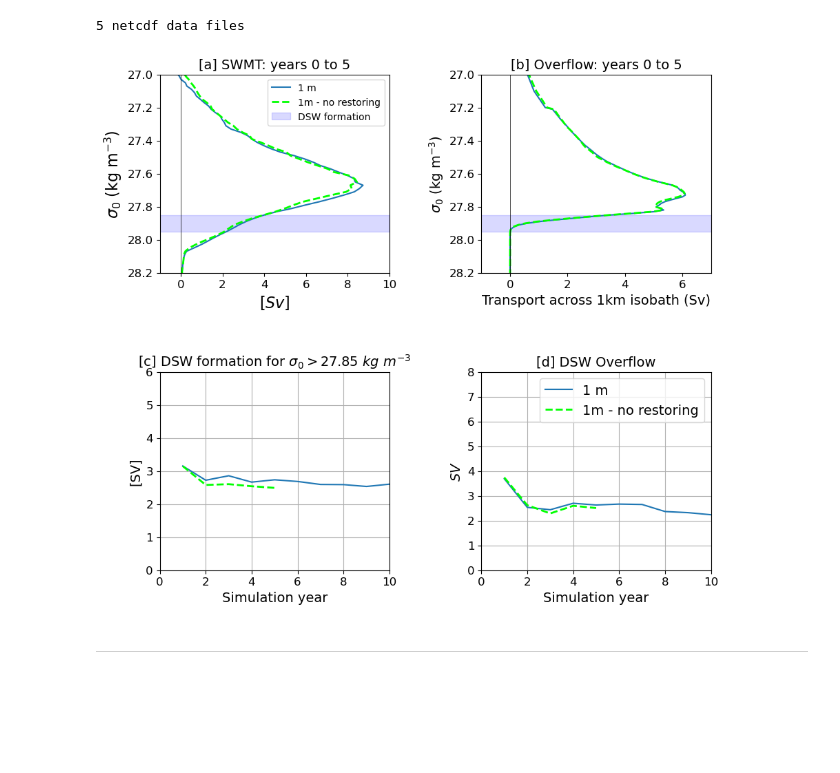
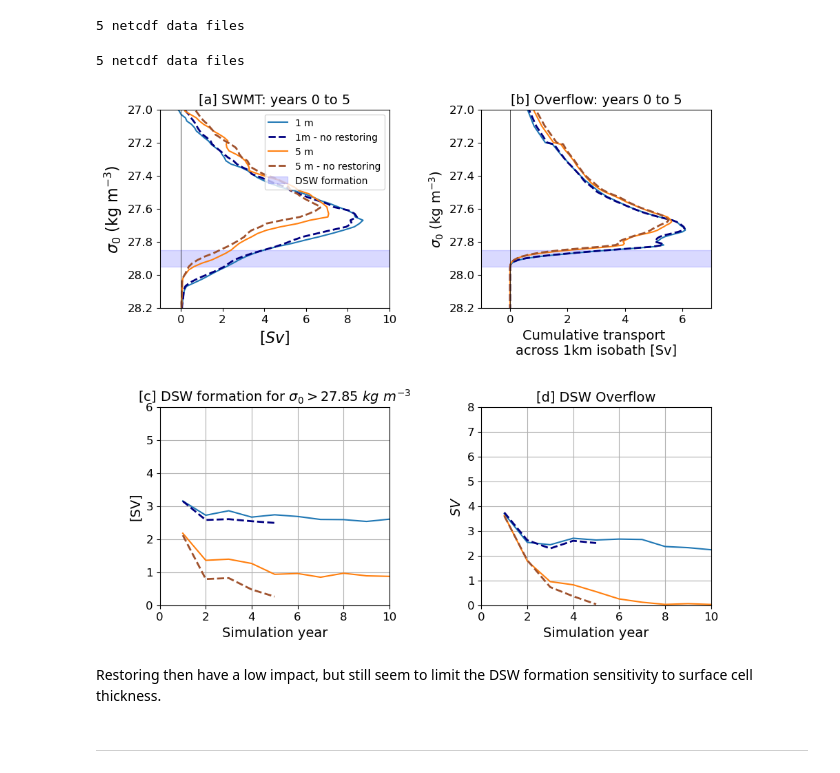
Before and after one commit to willaguiar/DSW-collaborative-project, a Jupyter notebook: JupyterCodes/Figs_codes/Figs_part_1.ipynb, the cells around one changed output. Drawn from its saved outputs; the diff is of its cells as text; code cells hidden in the pictures; blank space fills up the shorter version.

```diff
--- a/JupyterCodes/Figs_codes/Figs_part_1.ipynb
+++ b/JupyterCodes/Figs_codes/Figs_part_1.ipynb
@@ -243,7 +268,7 @@ swmt5mtop_sum['time']=ShelfWMT_1dz.time
 swmtFWFdist_sum['time']=ShelfWMT_1dz.time
 swmthalfMtop_sum['time']=ShelfWMT_1dz.time
 # %%
-figpath='/home/156/wf4500/v45_wf4500/DSW_collaborative/sigma0_SWMT/figs/'
+figpath='/g/data/ik11/users/wf4500/DSW_collaborative/sigma0_SWMT/figs/'
 # %% [markdown]
 ### 1.2 Volume transport accross the 1km isobath
 # %% [markdown]
@@ -3517,6 +4429,22 @@ swmtNorest_sum = ((swmtNorest_shelf  * area_t )/ 1e6).sum(['xt_ocean', 'yt_ocean
 swmtNorest_sum['time'] = swmt21mbath_sum.time[:5]
 # %% [output]
 5 netcdf data files
+# %%
+gl =sorted(glob.glob("/g/data/ik11/users/wf4500/DSW_collaborative/sigma0_SWMT/ryf_5mtop_noSrestoring/yr*/SWMT_*.nc"))
+print("%i netcdf data files"%len(gl))
+#importing data from ocean.nc
+No_rest_5m=xr.open_mfdataset(gl, concat_dim='time',combine='nested')
+
+
+#masking outside the shelf
+swmtNorest_shelf_5m, shelf_mask = shelf_mask_isobath_MOM5(No_rest_5m.surface_water_mass_transformation)
+
+
+#multiplying SWMT by area to get m3/s
+swmtNorest_sum_5m = ((swmtNorest_shelf_5m  * area_t )/ 1e6).sum(['xt_ocean', 'yt_ocean']).load()
+swmtNorest_sum_5m['time'] = swmt21mbath_sum.time[:5]
+# %% [output]
+5 netcdf data files
 # %%
 swmtNorest_sum_DSW = swmtNorest_sum.where(swmtNorest_sum.isopycnal_bins>=σ0_DSW_1m_mindens).\
 where(swmtNorest_sum.isopycnal_bins<=σ0_DSW_1m_maxdens)
@@ -3524,0 +4451,3 @@ year_init=slice(0,5)
+# %%
+swmtNorest_sum_DSW_5m = swmtNorest_sum_5m.where(swmtNorest_sum_5m.isopycnal_bins>=σ0_DSW_1m_mindens).\
+where(swmtNorest_sum_5m.isopycnal_bins<=σ0_DSW_1m_maxdens)
@@ -3539,7 +4470,9 @@ ax_221 = plt.subplot(2,2,1)
 plt.plot(swmt21mbath_sum.isel(time=year_init).mean('time'), \
          isopycnal_bin_midmom5_ctrl[0,:], color='tab:blue',label='1 m')
 plt.plot(swmtNorest_sum.isel(time=year_init).mean('time'),\
-         swmtNorest_sum.isopycnal_bins, color='lime',label='1m - no restoring',linestyle='--',linewidth=2)
+         swmtNorest_sum.isopycnal_bins, color='navy',label='1m - no restoring',linestyle='--',linewidth=2)
+plt.plot(swmt5mtop_sum.isel(time=year_init).mean('time'), isopycnal_bin_midmom5_5mtop[0,:], color='tab:orange',label='5 m')
+plt.plot(swmtNorest_sum_5m.isel(time=year_init).mean('time'), isopycnal_bin_midmom5_5mtop[0,:],linestyle='--',linewidth=2, color='sienna',label='5 m - no restoring')
 ax_221.add_patch(MOM5_σ0_poly)
 plt.plot([0, 0], [29,26], 'k', linewidth=0.5)
 plt.xlim(-1,10); plt.xticks(fontsize=12); plt.yticks(fontsize=12);
@@ -3556,13 +4489,20 @@ ax_222 = plt.subplot(2,2,2)
 plt.plot(Overflowsum_OM1mtop.isel(year=year_init).mean('year').vol_trans_across_contour_binned.cumsum('isopycnal_bins')/1e6,\
          Overflowsum_OM1mtop.isopycnal_bins, color='tab:blue')
 plt.plot(Overflowsum_OM2norest.isel(year=year_init).mean('year').vol_trans_across_contour_binned.cumsum('isopycnal_bins')/1e6,\
-         Overflowsum_OM2norest.isopycnal_bins, color='lime',linestyle='--',linewidth=2)
+         Overflowsum_OM2norest.isopycnal_bins, color='navy',linestyle='--',linewidth=2)
+plt.plot(Overflowsum_OM5mtop.isel(year=year_init).mean('year').vol_trans_across_contour_binned.cumsum('isopycnal_bins')/1e6,\
+         Overflowsum_OM5mtop.isopycnal_bins, color='tab:orange')
+#Overflowsum_OM2norest_5m
+plt.plot(Overflowsum_OM2norest_5m.isel(year=year_init).mean('year').vol_trans_across_contour_binned.cumsum('isopycnal_bins')/1e6,\
+         Overflowsum_OM2norest_5m.isopycnal_bins, color='sienna',linestyle='--',linewidth=2)
+
+
 ax_222.add_patch(MOM5_σ0_poly)
 plt.plot([0, 0], [29,26], 'k', linewidth=0.5)
 plt.xlim(-1,7); #plt.legend(fontsize=12)
 plt.ylim((28.2,27)); plt.xticks(fontsize=12); plt.yticks(fontsize=12);
 plt.ylabel(r'$\sigma_0$ (kg m$^{-3}$)', fontsize = 14)
-plt.xlabel('Transport across 1km isobath (Sv)', fontsize=14)
+plt.xlabel('Cumulative transport \nacross 1km isobath [Sv]', fontsize=14)
 plt.title(r"[b] Overflow: years 0 to 5",fontsize=14)
 
 
@@ -3571,38 +4511,49 @@ plt.title(r"[b] Overflow: years 0 to 5",fontsize=14)
 plt.subplot(2,2,3)
 #SWMT:
 (swmt21mbath_sum_DSW.mean('isopycnal_bins')\
 ).plot(color='tab:blue',label=r"1 m")
 (swmtNorest_sum_DSW.mean('isopycnal_bins')\
-).plot(color='lime',label=r"1m - no restoring",linestyle='--',linewidth=2)
+).plot(color='navy',label=r"1m - no restoring",linestyle='--',linewidth=2)
+(swmt5mtop_sum_DSW.mean('isopycnal_bins')\
+).plot(color='tab:orange',label=r"5m")
+(swmtNorest_sum_DSW_5m.mean('isopycnal_bins')\
+).plot(color='sienna',label=r"5m - no restoring",linestyle='--',linewidth=2)
 
 plt.xlim(1990.5,2000); plt.ylim(0,6)
 #plt.legend(fontsize=10);
 plt.xticks(fontsize=12); plt.yticks(fontsize=12);
 plt.grid(); plt.xticks(ticks=[1990,1992,1994,1996,1998,2000], labels=['0','2','4','6','8','10'])
 plt.ylabel('[SV]', fontsize=14)
 plt.title("[c] DSW formation for " + r'$\sigma_0>$' + str(σ0_ref) + r' $kg \ m^{-3}$',fontsize=14)
 plt.xlabel('Simulation year', fontsize=14)
 
 
 
 
 
 plt.subplot(2,2,4)
 #overflow:
 (Overflowsum_OM1mtop.vol_trans_across_contour_binned.cumsum('isopycnal_bins').where(Overflowsum_OM1mtop.isopycnal_bins>σ0_DSW_1m_mindens).max('isopycnal_bins')/1e6)\
 .plot(color='tab:blue',label='1 m')
 (Overflowsum_OM2norest.vol_trans_across_contour_binned.cumsum('isopycnal_bins').where(Overflowsum_OM2norest.isopycnal_bins>σ0_DSW_1m_mindens).max('isopycnal_bins')/1e6)\
-.plot(color='lime',label='1m - no restoring',linestyle='--',linewidth=2)
+.plot(color='navy',label='1m - no restoring',linestyle='--',linewidth=2)
+(Overflowsum_OM5mtop.vol_trans_across_contour_binned.cumsum('isopycnal_bins').where(Overflowsum_OM5mtop.isopycnal_bins>σ0_DSW_1m_mindens).max('isopycnal_bins')/1e6)\
+.plot(color='tab:orange',label='5 m')
+(Overflowsum_OM2norest_5m.vol_trans_across_contour_binned.cumsum('isopycnal_bins').where(Overflowsum_OM2norest_5m.isopycnal_bins>σ0_DSW_1m_mindens).max('isopycnal_bins')/1e6)\
+.plot(color='sienna',label='5m - no restoring',linestyle='--',linewidth=2)
+
 plt.xlim(1990.5,2000); plt.ylim(0,8)
 plt.grid(); plt.xticks(ticks=[1990,1992,1994,1996,1998,2000], labels=['0','2','4','6','8','10'])
 plt.ylabel(r'$SV$', fontsize=14); plt.xticks(fontsize=12); plt.yticks(fontsize=12);
 plt.title("[d] DSW Overflow",fontsize=14)
 plt.xlabel('Simulation year', fontsize=14)
-plt.legend(fontsize=14);
+#plt.legend(fontsize=14);
 
-plt.savefig(figpath+'V13_Figure_S1.png',dpi=300,bbox_inches='tight')
-plt.savefig(figpath+'V13_Figure_S1.pdf',dpi=300,bbox_inches='tight')
+plt.savefig(figpath+'R0_Figure_S1.png',dpi=300,bbox_inches='tight')
+plt.savefig(figpath+'R0_Figure_S1.pdf',dpi=300,bbox_inches='tight')
 # %% [output]
-[figure, old version]
+[figure, new version]
+# %% [markdown]
+Restoring then have a low impact, but still seem to limit the DSW formation sensitivity to surface cell thickness.
 # %% [markdown]
 _________________
```
Also changed, not shown: parts of 91 cells of this notebook, 2 other files.
